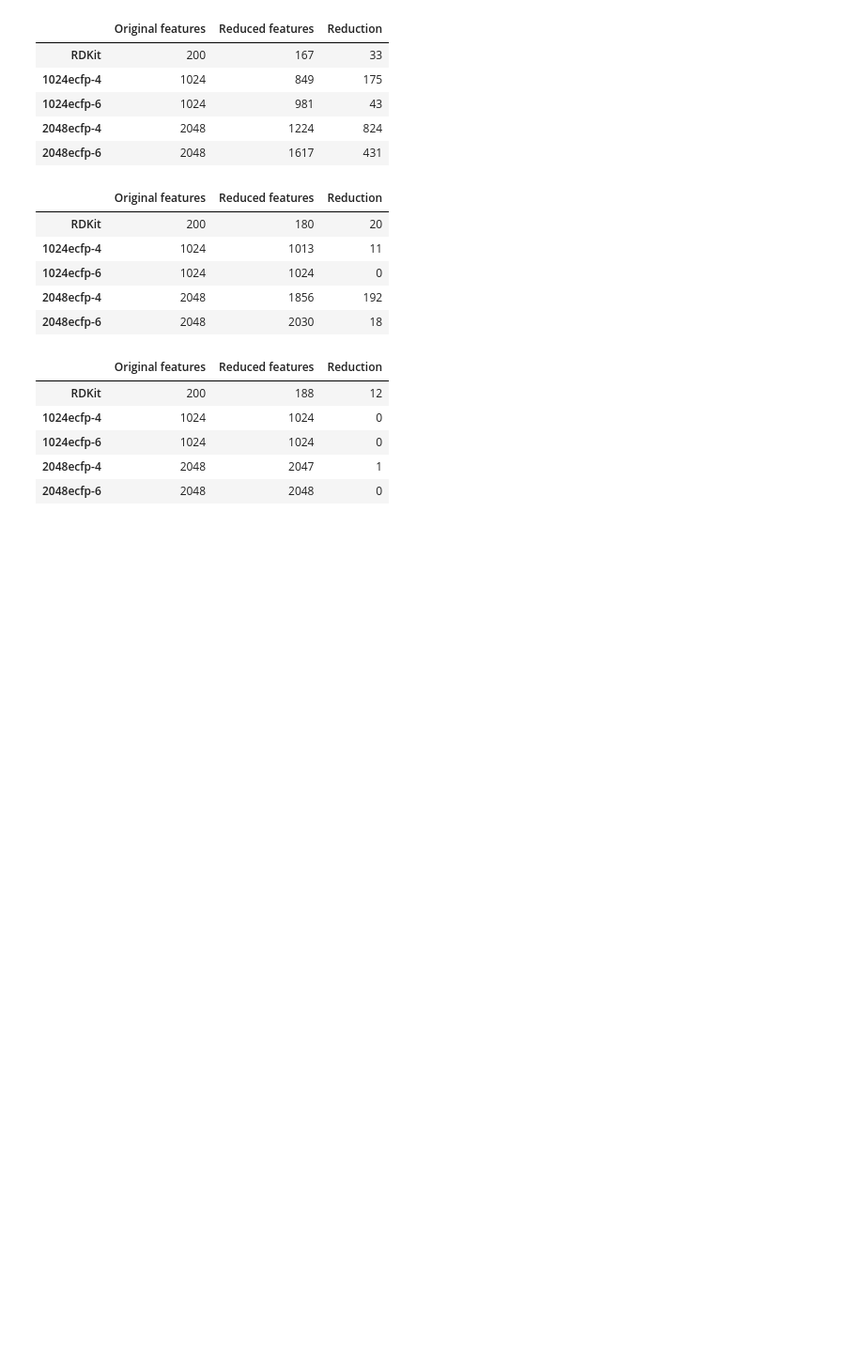
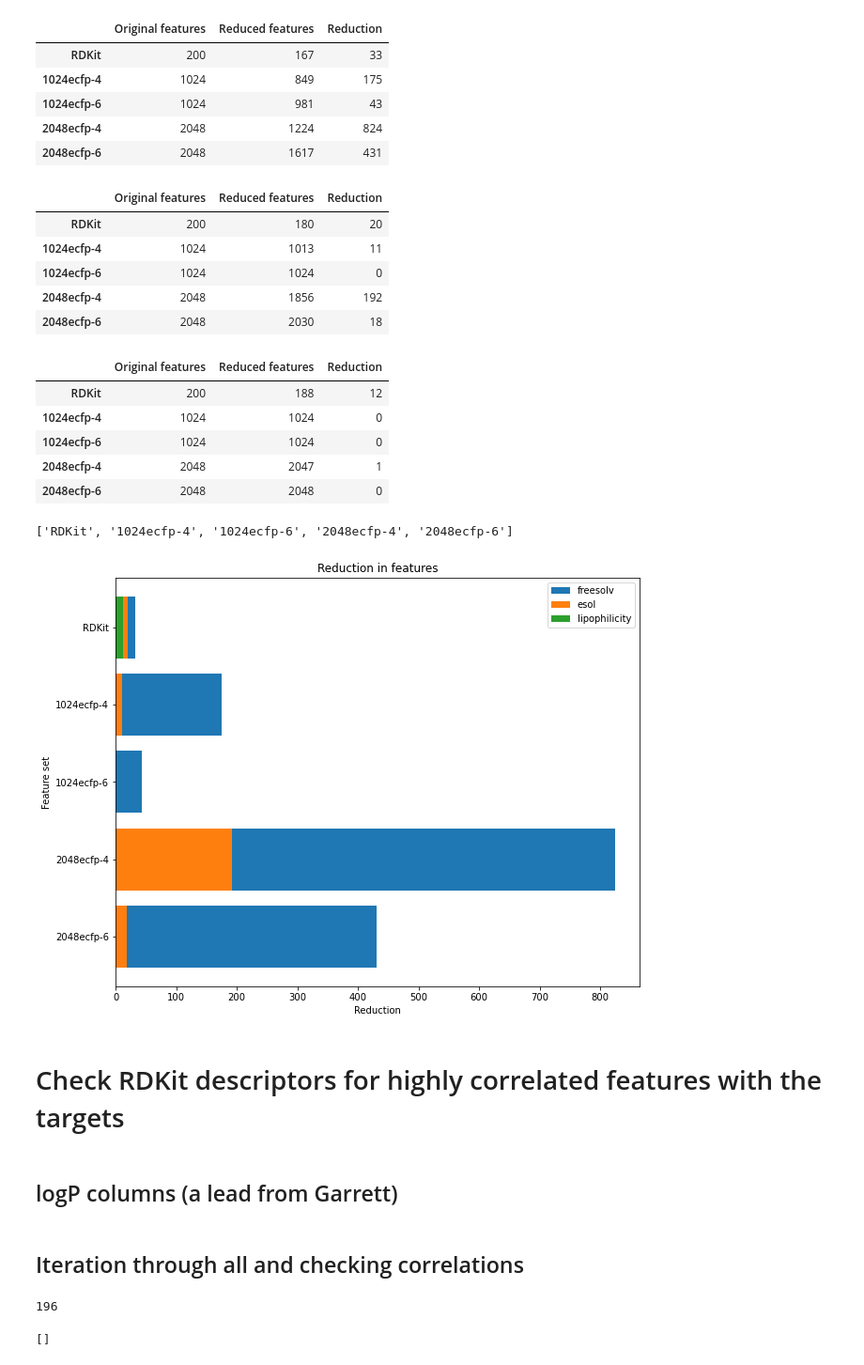
Before and after one commit to GeorgeBatch/moleculenet, a Jupyter notebook: notebooks/necessary_eda.ipynb, the cells around one changed output. Shown at 94% size. Drawn from its saved outputs; the diff is of its cells as text; code cells hidden in the pictures; blank space fills up the shorter version.

```diff
--- a/notebooks/necessary_eda.ipynb
+++ b/notebooks/necessary_eda.ipynb
@@ -99,14 +96,14 @@ print(sklearn.__version__)
 ## Set plotting style
 # %%
 %matplotlib inline
-plt.style.use('fivethirtyeight')
+# plt.style.use('fivethirtyeight')
 
-plt.rcParams['axes.facecolor']='w'
-#plt.rcParams['axes.linewidth']=1
-plt.rcParams['axes.edgecolor']='w'
-plt.rcParams['figure.facecolor']='w'
-plt.rcParams['savefig.facecolor']='w'
-#plt.rcParams['grid.color']='white'
+# plt.rcParams['axes.facecolor']='w'
+# #plt.rcParams['axes.linewidth']=1
+# plt.rcParams['axes.edgecolor']='w'
+# plt.rcParams['figure.facecolor']='w'
+# plt.rcParams['savefig.facecolor']='w'
+# #plt.rcParams['grid.color']='white'
 # %% [markdown]
 # Load Data (same everywhere)
 # %% [markdown]
@@ -258,8 +293,8 @@ pd.read_csv(f'../tables/{dataset}_{smile_type}_featuresets_to_zero_varaince_redu
 ## Visuzlizing reductions
 # %%
 if np.array([f'{dataset}_original_featuresets_to_zero_varaince_reductions.csv' in os.listdir('../tables') for dataset in ['freesolv', 'esol', 'lipophilicity']]).all():
-    esol = pd.read_csv(f'../tables/esol_original_featuresets_to_zero_varaince_reductions.csv', index_col=0)
-    freesolv = pd.read_csv(f'../tables/freesolv_original_featuresets_to_zero_varaince_reductions.csv', index_col=0)
-    lipophilicity = pd.read_csv(f'../tables/lipophilicity_original_featuresets_to_zero_varaince_reductions.csv', index_col=0)
+    esol_reductions = pd.read_csv(f'../tables/esol_original_featuresets_to_zero_varaince_reductions.csv', index_col=0)
+    freesolv_reductions = pd.read_csv(f'../tables/freesolv_original_featuresets_to_zero_varaince_reductions.csv', index_col=0)
+    lipophilicity_reductions = pd.read_csv(f'../tables/lipophilicity_original_featuresets_to_zero_varaince_reductions.csv', index_col=0)
 # %%
 # 642 rows
@@ -291,3 +326,36 @@ display(lipophilicity)
 | 1024ecfp-6 | 1024 | 1024 | 0 |
 | 2048ecfp-4 | 2048 | 2047 | 1 |
 | 2048ecfp-6 | 2048 | 2048 | 0 |
+# %%
+list(feature_sets.keys())
+# %% [output]
+['RDKit', '1024ecfp-4', '1024ecfp-6', '2048ecfp-4', '2048ecfp-6']
+# %%
+feature_sets_keys = ['RDKit', '1024ecfp-4', '1024ecfp-6', '2048ecfp-4', '2048ecfp-6'][::-1]
+positions = range(len(feature_sets_keys))
+
+plt.figure(figsize=(10, 8))
+plt.tight_layout()
+
+width = 0.8 # the width of the bars
+
+f = plt.barh(positions, freesolv_reductions['Reduction'][::-1], width)
+e = plt.barh(positions, esol_reductions['Reduction'][::-1], width)
+l = plt.barh(positions, lipophilicity_reductions['Reduction'][::-1], width)
+
+plt.yticks(positions, feature_sets_keys)
+plt.ylabel('Feature set')
+plt.xlabel('Reduction')
+plt.title('Reduction in features')
+
+plt.legend((f[0], e[0], l[0]), ('freesolv', 'esol', 'lipophilicity'))
+
+# TODO: fix y-labels to fit the saved image
+plt.savefig('../figures/comparison_of_zero_var_feature_reduction_for_all_datasets.png')
+plt.show()
+# %% [output]
+[figure, added]
+# %% [markdown]
+# Check RDKit descriptors for highly correlated features with the targets
+# %% [markdown]
+## logP columns (a lead from Garrett)
@@ -293,0 +370,23 @@ display(lipophilicity)
+# %% [markdown]
+## Iteration through all and checking correlations
+# %%
+threshold = 0.75
+cols_to_remove = [] # column names with correlation > threshold
+col_name_1 = 'pearson_r'
+col_name_2 = 'abs(pearson_r)'
+all_correlations = {
+    col_name_1: {},
+    col_name_2: {}
+}
+
+for name in rdkit_features.columns.difference(cols_with_nas):
+    all_correlations[col_name_1][name] = pearsonr(rdkit_features[name], labels)[0]
+    all_correlations[col_name_2][name] = np.abs(pearsonr(rdkit_features[name], labels)[0])
+    if np.abs(all_correlations[col_name_2][name]) > threshold:
+        cols_to_remove.append(name)
+
+print(len(all_correlations[col_name_2]))
+cols_to_remove
+# %% [output]
+196
+[]
```
Also changed, not shown: parts of 27 cells of this notebook.
